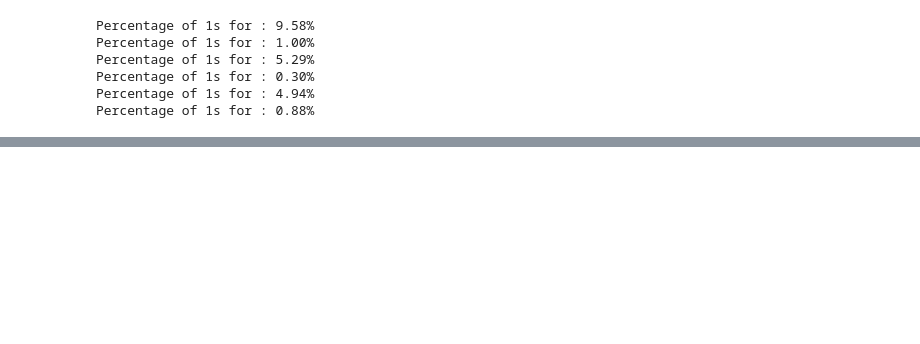
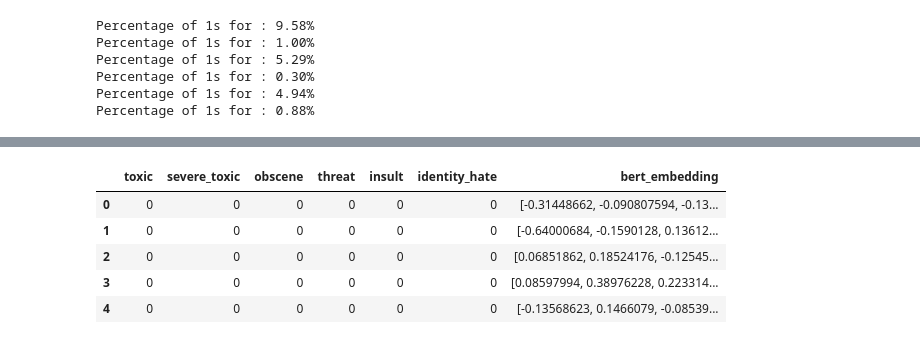
Before and after one commit to aaryavas/BERT-Toxic-Classification, a Jupyter notebook: class_bal.ipynb, the cells around one changed output, grey strips where cells are left out. Saved outputs shown, nothing was run; the diff lists cells and outputs as text; code cells hidden in the pictures; blank space fills up the shorter version.

```diff
--- a/class_bal.ipynb
+++ b/class_bal.ipynb
@@ -321,0 +313,9 @@ df[['processed_text', 'bert_embedding']].head(3)
+# %%
+df.head()
+# %% [output]
+|  | toxic | severe_toxic | obscene | threat | insult | identity_hate | bert_embedding |
+| 0 | 0 | 0 | 0 | 0 | 0 | 0 | [-0.31448662, -0.090807594, -0.13... |
+| 1 | 0 | 0 | 0 | 0 | 0 | 0 | [-0.64000684, -0.1590128, 0.13612... |
+| 2 | 0 | 0 | 0 | 0 | 0 | 0 | [0.06851862, 0.18524176, -0.12545... |
+| 3 | 0 | 0 | 0 | 0 | 0 | 0 | [0.08597994, 0.38976228, 0.223314... |
+| 4 | 0 | 0 | 0 | 0 | 0 | 0 | [-0.13568623, 0.1466079, -0.08539... |
```
Also changed, not shown: parts of 12 cells of this notebook.
